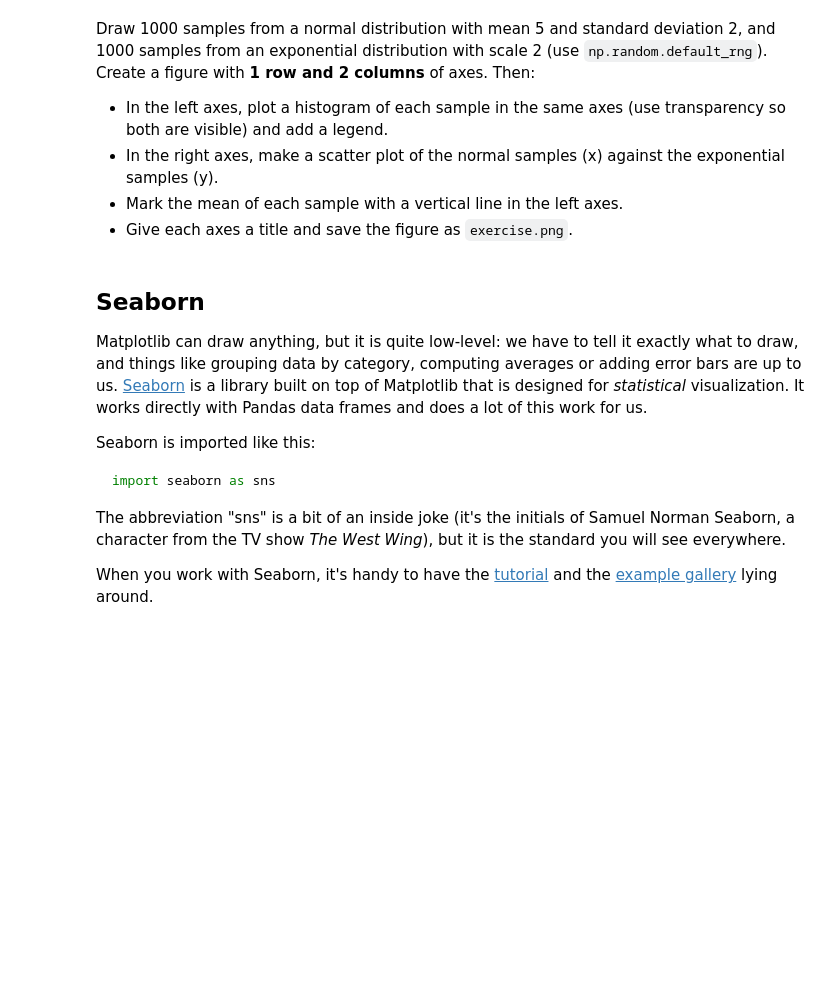
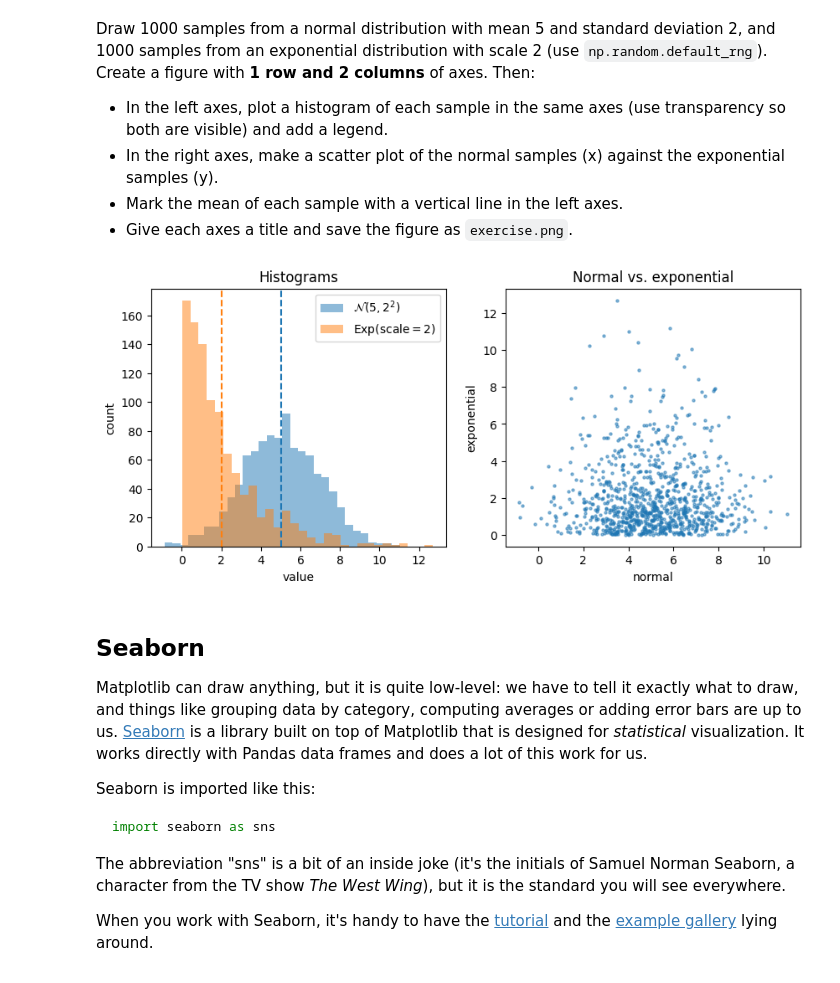
Before and after one commit to aoprea42/HN_datascience_ws26_oprea, a Jupyter notebook: ex3_plotting.ipynb, the cells around one changed output. Drawn from its saved outputs; the diff is of its cells as text; code cells hidden in the pictures; blank space fills up the shorter version.

```diff
--- a/ex3_plotting.ipynb
+++ b/ex3_plotting.ipynb
@@ -201,7 +219,25 @@ Draw 1000 samples from a normal distribution with mean 5 and standard deviation
 - Mark the mean of each sample with a vertical line in the left axes.
 - Give each axes a title and save the figure as `exercise.png`.
 # %%
-## Your code here
+rng = np.random.default_rng()
+a = rng.normal(5, 2, 1000)
+b = rng.exponential(2, 1000)
+
+fig, (ax1, ax2) = plt.subplots(1, 2, figsize=(10, 4))
+
+ax1.hist(a, bins=30, alpha=0.5, color="C0", label=r"$\mathcal{N}(5, 2^2)$")
+ax1.hist(b, bins=30, alpha=0.5, color="C1", label=r"$\mathrm{Exp}(\mathrm{scale}=2)$")
+ax1.axvline(a.mean(), color="C0", linestyle="--")
+ax1.axvline(b.mean(), color="C1", linestyle="--")
+ax1.set(title="Histograms", xlabel="value", ylabel="count")
+ax1.legend()
+
+ax2.scatter(a, b, s=5, alpha=0.5)
+ax2.set(title="Normal vs. exponential", xlabel="normal", ylabel="exponential")
+
+fig.savefig("exercise.png", dpi=150)
+# %% [output]
+[figure, added]
 # %% [markdown]
 ## Seaborn
 
```
Also changed, not shown: parts of 10 cells of this notebook, 1 other file.
